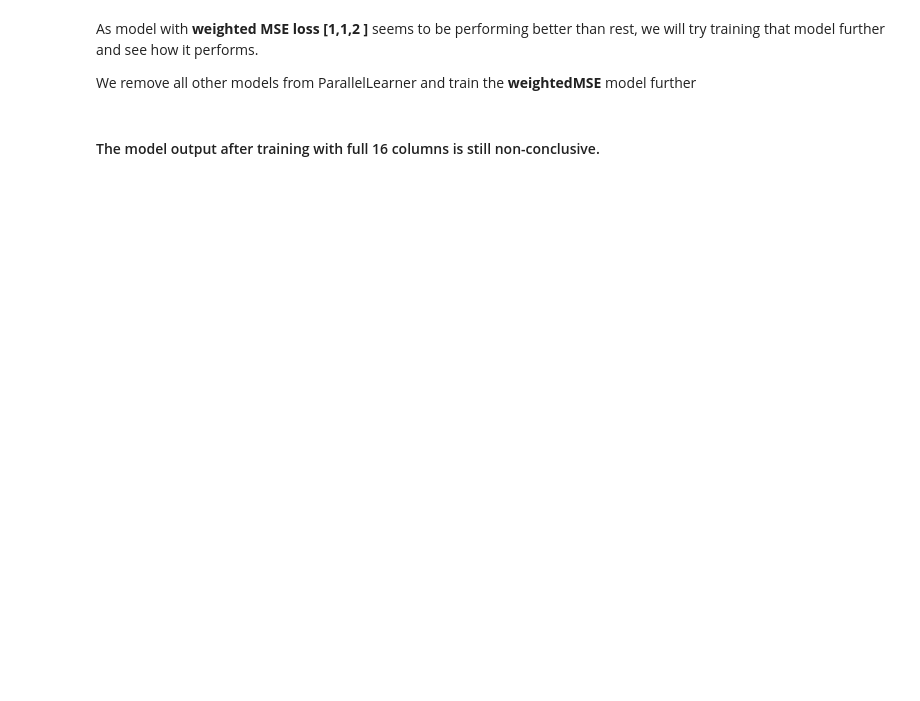
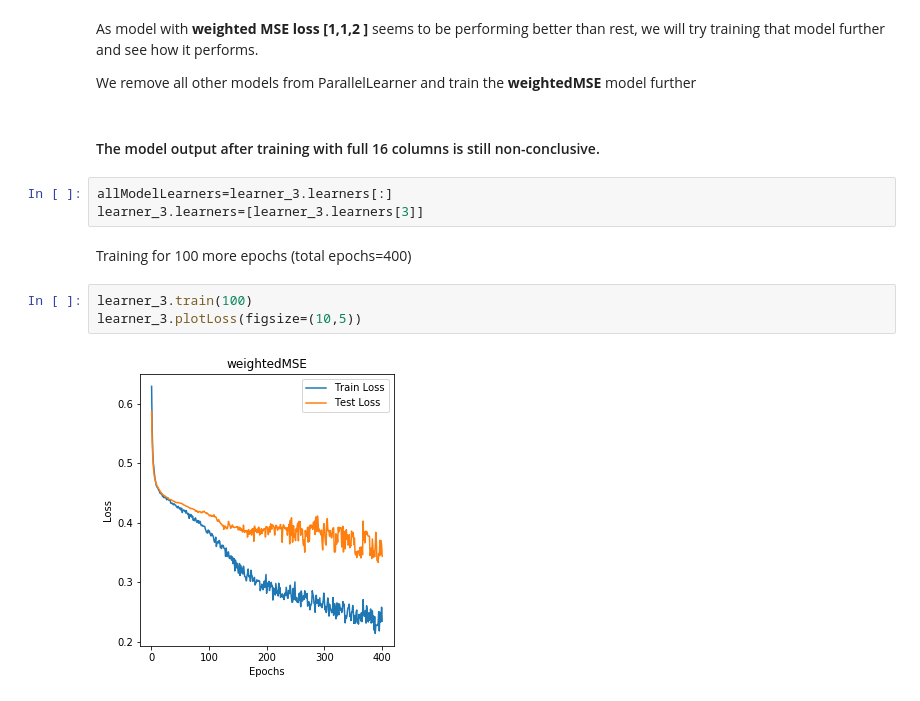
Before and after one commit to dumbPy/SceneR2, a Jupyter notebook: Notebooks/CSV_Model.ipynb, the cells around one changed output. Cells and saved outputs as stored; diff of their text form; blank space fills up the shorter version.

```diff
--- a/Notebooks/CSV_Model.ipynb
+++ b/Notebooks/CSV_Model.ipynb
@@ -314,3 +314,13 @@ As model with **weighted MSE loss \[1,1,2 \]** seems  to be performing better th
 We remove all other models from ParallelLearner and train the **weightedMSE** model further
 # %% [markdown]
 #### The model output after training with full 16 columns is still non-conclusive.
+# %%
+allModelLearners=learner_3.learners[:]
+learner_3.learners=[learner_3.learners[3]]
+# %% [markdown]
+Training for 100 more epochs (total epochs=400)
+# %%
+learner_3.train(100)
+learner_3.plotLoss(figsize=(10,5))
+# %% [output]
+[figure, added]
```
Also changed, not shown: parts of 9 cells of this notebook, 1 other file.
